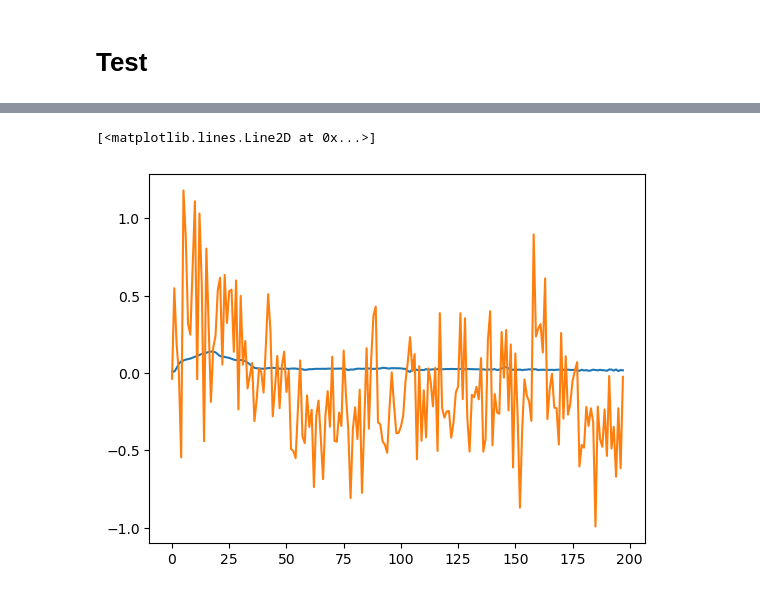
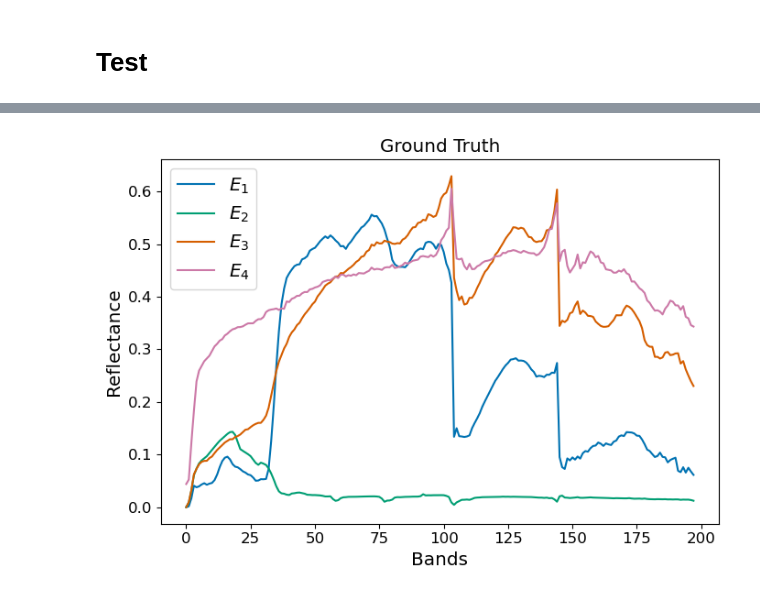
Before and after one commit to SolidusAbi/CLHU, a Jupyter notebook: notebooks/test.ipynb, the cells around one changed output, grey strips where cells are left out. Saved outputs shown, nothing was run; the diff lists cells and outputs as text; code cells hidden in the pictures.

```diff
--- a/notebooks/test.ipynb
+++ b/notebooks/test.ipynb
@@ -216,13 +205,19 @@ with plt.style.context(("seaborn-colorblind")):
-# %%
-x = dataset[5012:5018]
-model.eval()
-out = model.projection(model.encoder(x))
-
-plt.plot(x[1].cpu(), label='original')
-plt.plot(out[1].cpu().detach(), label='reconstructed')
-# %% [output]
-[<matplotlib.lines.Line2D at 0x...>]
-[figure, removed]
+# %%
+test = dataset.endmembers()
+labels = list(map(lambda x: f'$E_{x}$', range(1, n_endmembers+1)))
+with plt.style.context(("seaborn-colorblind")):
+    fig = plt.figure(figsize=(7, 5))
+    plt.plot(dataset.endmembers().T, label=labels)
+    plt.ylabel('Reflectance', fontsize='x-large')
+    plt.xlabel('Bands', fontsize='x-large')
+    plt.legend(fontsize='x-large')
+    plt.xticks(fontsize='large')
+    plt.yticks(fontsize='large')
+    plt.title('Ground Truth', fontsize='x-large')
+    plt.tight_layout()
+    plt.show()
+# %% [output]
+[figure, added]
 # %%
 from torch.nn.functional import softmax
 test = softmax(model.A.detach(), dim=1).cpu().numpy().reshape(100, 100, n_endmembers)
```
Also changed, not shown: parts of 50 cells of this notebook, 1 other file.
